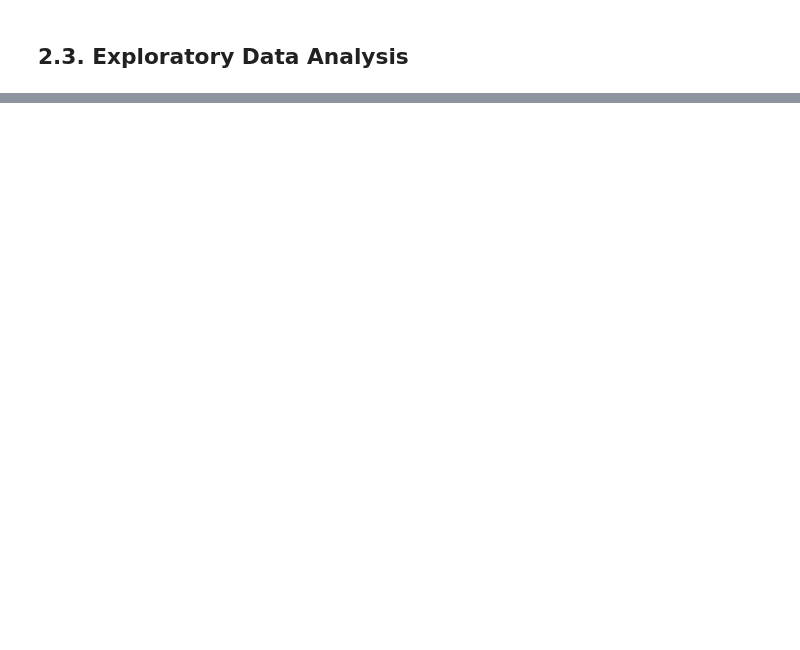
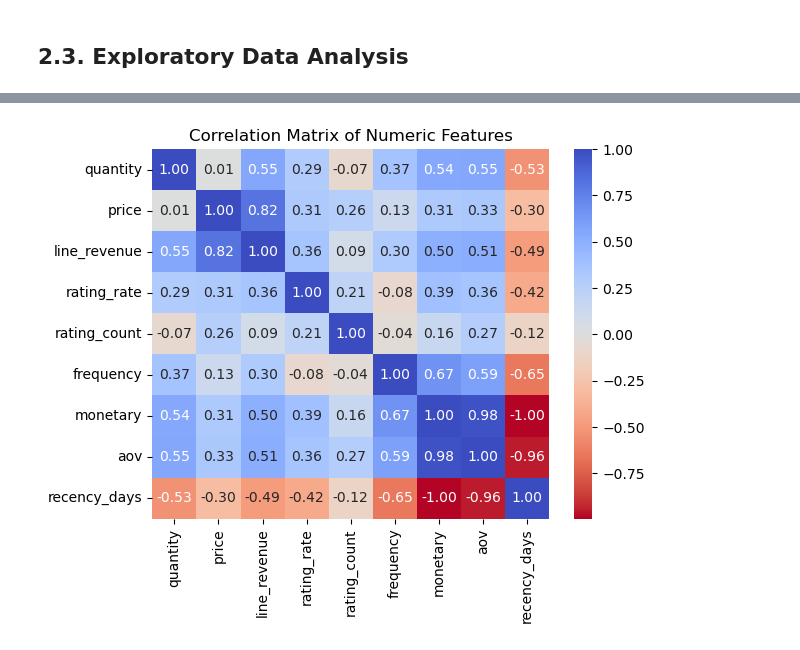
Before and after one commit to andrewtran1991/ecommerce-analytics-abtest, a Jupyter notebook: notebooks/02_clean_features.ipynb, the cells around one changed output, grey strips where cells are left out. Cells and saved outputs as stored; diff of their text form; code cells hidden in the pictures; blank space fills up the shorter version.

```diff
--- a/notebooks/02_clean_features.ipynb
+++ b/notebooks/02_clean_features.ipynb
@@ -265,10 +277,12 @@ Saved transactions.csv in ../data
 # Recency: days since last purchase
 # Frequency: number of unique carts (orders)
 # Monetary: total revenue
+# AOV: Average Order Value (monetary / frequency)
 rfm = (tx.groupby("user_id")
          .agg(last_purchase=("date","max"),
               frequency=("cart_id","nunique"),
-              monetary=("line_revenue","sum"))
+              monetary=("line_revenue","sum"),
+              aov=("line_revenue","mean"))  # Average Order Value
          .reset_index())
 rfm["recency_days"] = (tx["date"].max() - rfm["last_purchase"]).dt.days
 rfm = rfm.drop(columns=["last_purchase"])
@@ -339,7 +360,7 @@ merge_df = pd.merge(merge_df, rfm,
                     left_on='user_id', right_on='user_id',how='left')
 # %%
 # Create date-related features
-merge_df['year'] = merge_df['date'].dt.year
+# Exclude 'year' & 'quarter' since they have zero variance
 merge_df['month'] = merge_df['date'].dt.month
 merge_df['day'] = merge_df['date'].dt.day
 merge_df['dayofweek'] = pd.to_datetime(merge_df['date']).dt.dayofweek
@@ -381,0 +378,17 @@ tx.head()
+# %%
+# Check correlations between numeric variables
+numeric_vars = ['quantity','price','line_revenue','rating_rate','rating_count','frequency','monetary','aov','recency_days']
+
+sns.heatmap(merge_df[numeric_vars].corr(), annot=True, fmt=".2f", cmap="coolwarm_r")
+plt.title("Correlation Matrix of Numeric Features")
+plt.show()
+
+# Since 'line_revenue' was built from 'price' and 'quantity'
+# the high correlations are expected, but not meaningful
+# so we may drop 'line_revenue' later if needed
+
+# Positive correlation: monetary & frequency (loyal customers spend more)
+# Negative correlation: recency & frequency/monetary (recent customers spend more)
+# Negative correlation: recency & aov (recent customers have higher AOV)
+# %% [output]
+[figure, added]
```
Also changed, not shown: parts of 20 cells of this notebook, 4 other files.
